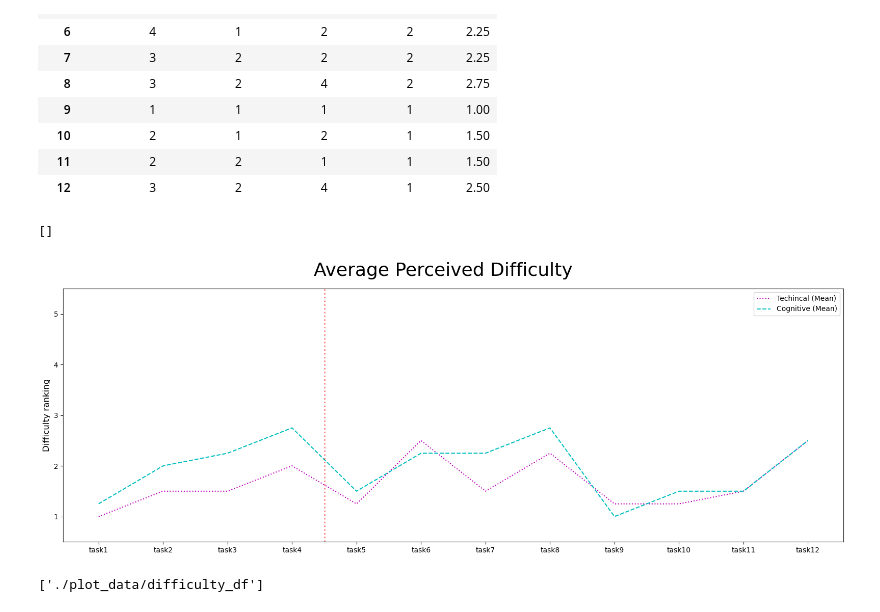
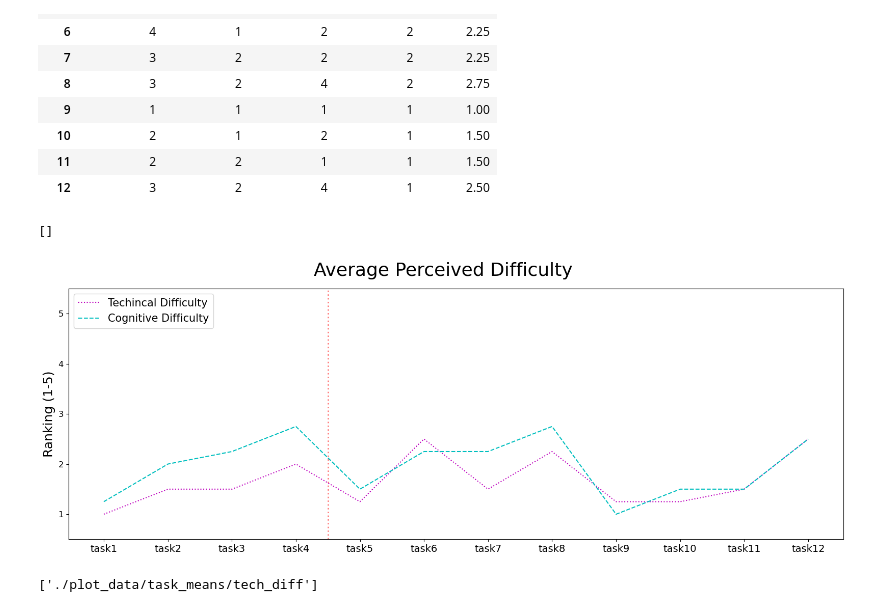
Before and after one commit to wnetzel/Pilot-Study, a Jupyter notebook: Notebooks/Questionnaire.ipynb, the cells around one changed output. Saved outputs shown, nothing was run; the diff lists cells and outputs as text; code cells hidden in the pictures.

```diff
--- a/Notebooks/Questionnaire.ipynb
+++ b/Notebooks/Questionnaire.ipynb
@@ -132,30 +132,38 @@ cogn_diff
 # %%
 fig, ax = plt.subplots(figsize=(16,6))
 
 fig.suptitle('Average Perceived Difficulty', fontsize=26)
 
-ax.plot(labels, tech_diff['task_mean'], ':m', label='Techincal (Mean)')
-ax.plot(labels, cogn_diff['task_mean'], '--c', label='Cognitive (Mean)')
+ax.plot(labels, tech_diff['task_mean'], ':m', label='Techincal Difficulty')
+ax.plot(labels, cogn_diff['task_mean'], '--c', label='Cognitive Difficulty')
 
 ax.set_ylim(0.5,5.5)
 
-ax.set_ylabel('Difficulty ranking', fontsize=12)
+ax.set_ylabel('Ranking (1-5)', fontsize=18)
 
 # Border between Impro and Scales
 ax.axvline(x=3.5, ls=':', lw=2, c='r', alpha=0.5)
 
-ax.legend()
+ax.legend(fontsize=15, loc=2)
+
+plt.xticks(fontsize=14)
+plt.yticks(fontsize=12)
 
 # Only ticks from 1-5
 ax.set_yticks(np.arange(1, 6))
 
 plt.tight_layout()
 plt.savefig("./plots/quest_avg.pdf")
 plt.plot()
 # %% [output]
 []
-[figure, old version]
+[figure, new version]
 # %%
 joblib.dump(difficulty_df, "./plot_data/difficulty_df")
+joblib.dump(cogn_diff, "./plot_data/cogn_diff")
+joblib.dump(tech_diff, "./plot_data/tech_diff")
+
+joblib.dump(cogn_diff['task_mean'], "./plot_data/task_means/cogn_diff")
+joblib.dump(tech_diff['task_mean'], "./plot_data/task_means/tech_diff")
 # %% [output]
-['./plot_data/difficulty_df']
+['./plot_data/task_means/tech_diff']
```
Also changed, not shown: 9 other files.
